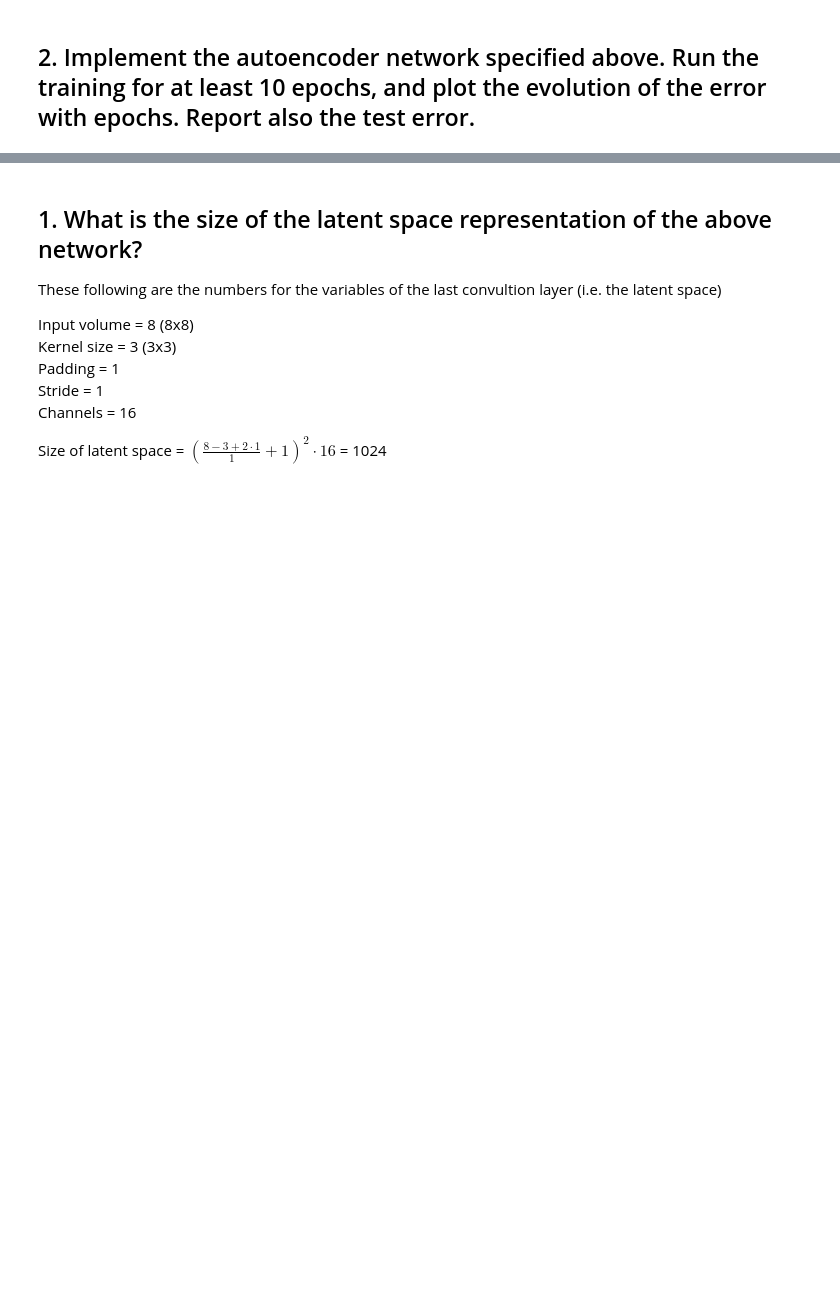
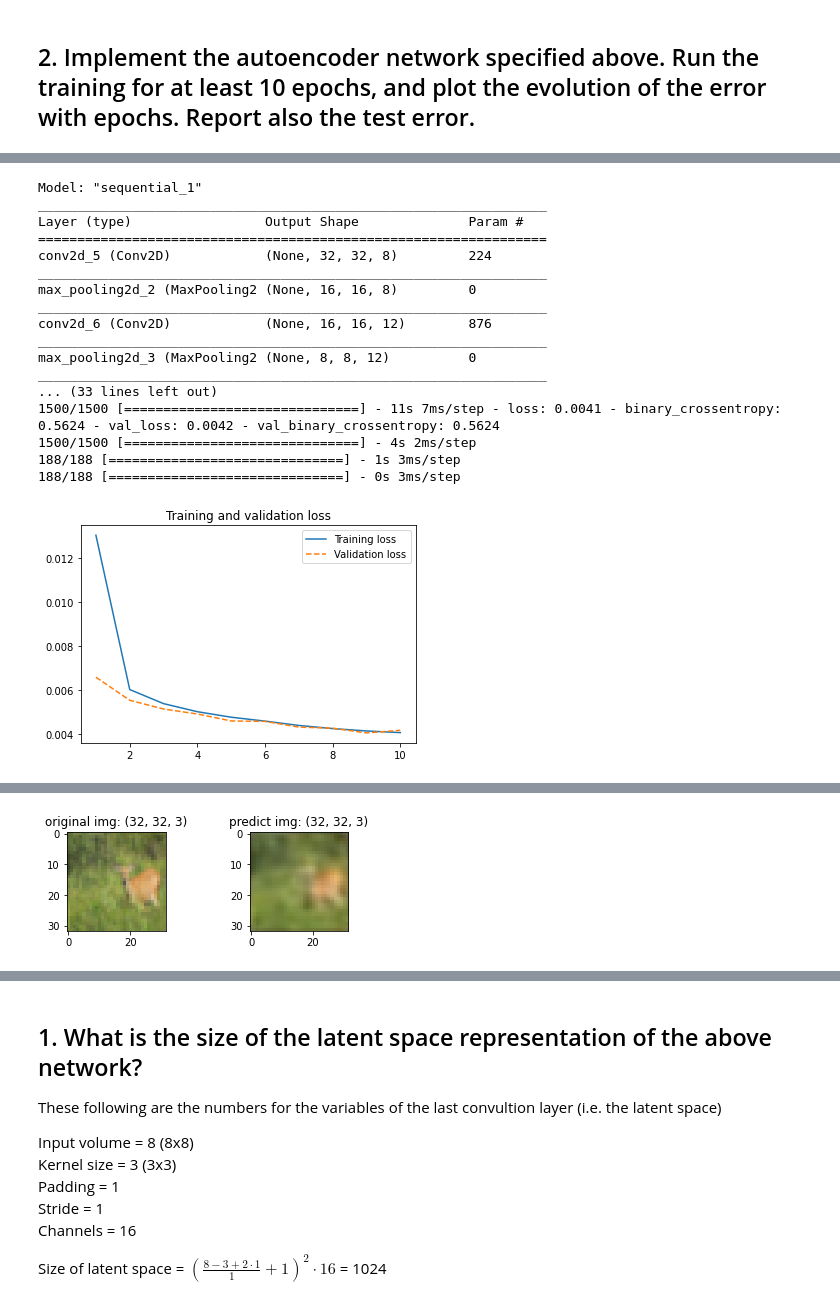
Before and after one commit to unofficial-Jona/ACML, a Jupyter notebook: convolutional autoencoders.ipynb, the cells around one changed output, grey strips where cells are left out. Saved outputs shown, nothing was run; the diff lists cells and outputs as text; code cells hidden in the pictures; blank space fills up the shorter version.

```diff
--- a/convolutional autoencoders.ipynb
+++ b/convolutional autoencoders.ipynb
@@ -211,0 +201,23 @@ Clipping input data to the valid range for imshow with RGB data ([0..1] for floa
+# %%
+model, _, _, test_prediction, history = model_fit_transform(models[1], X_train, X_train, X_valid, X_valid, X_test, X_test, epochs=epochs)
+plot_acc_err(epochs, model, history)
+img_compare(X_test[0], test_prediction[0], cmap='viridis')
+# %% [output]
+Model: "sequential_1"
+_________________________________________________________________
+Layer (type)                 Output Shape              Param #
+=================================================================
+conv2d_5 (Conv2D)            (None, 32, 32, 8)         224
+_________________________________________________________________
+max_pooling2d_2 (MaxPooling2 (None, 16, 16, 8)         0
+_________________________________________________________________
+conv2d_6 (Conv2D)            (None, 16, 16, 12)        876
+_________________________________________________________________
+max_pooling2d_3 (MaxPooling2 (None, 8, 8, 12)          0
+_________________________________________________________________
+... (33 lines left out)
+1500/1500 [==============================] - 11s 7ms/step - loss: 0.0041 - binary_crossentropy: 0.5624 - val_loss: 0.0042 - val_binary_crossentropy: 0.5624
+1500/1500 [==============================] - 4s 2ms/step
+188/188 [==============================] - 1s 3ms/step
+188/188 [==============================] - 0s 3ms/step
+[figure, added]
@@ -211,0 +226 @@ Clipping input data to the valid range for imshow with RGB data ([0..1] for floa
+[figure, added]
```
Also changed, not shown: parts of 26 cells of this notebook.
